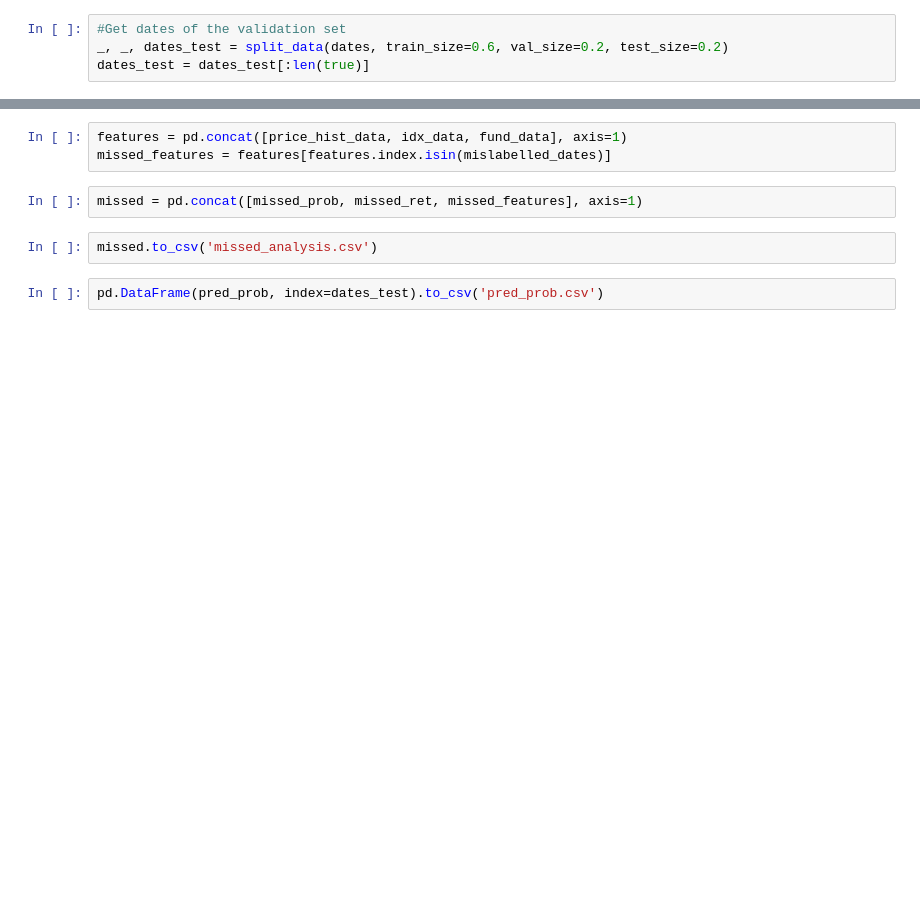
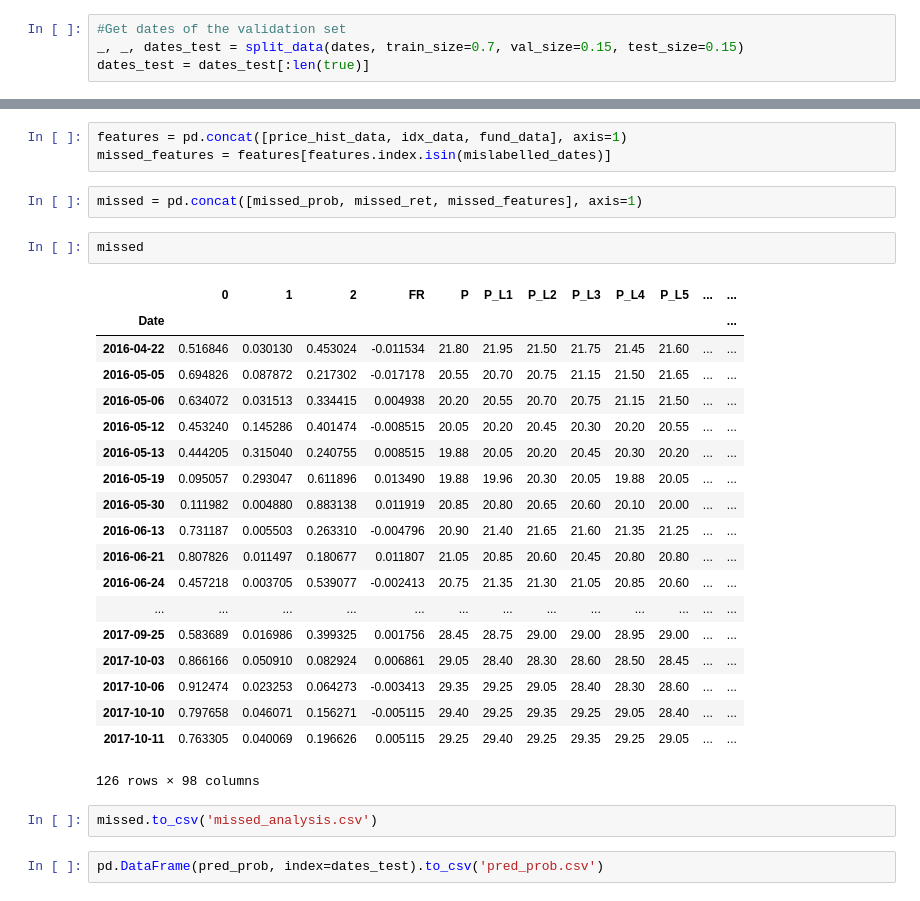
Before and after one commit to yychik/hsi-trad, a Jupyter notebook: Tracker Fund Classification.ipynb, the cells around one changed output, grey strips where cells are left out. Saved outputs shown, nothing was run; the diff lists cells and outputs as text; blank space fills up the shorter version.

```diff
--- a/Tracker Fund Classification.ipynb
+++ b/Tracker Fund Classification.ipynb
@@ -810,7 +856,7 @@ Precision: 0.62  Recall: 0.74
 ## Zooming in whats happening to the mis-labeled ones
 # %%
 #Get dates of the validation set
-_, _, dates_test = split_data(dates, train_size=0.6, val_size=0.2, test_size=0.2)
+_, _, dates_test = split_data(dates, train_size=0.7, val_size=0.15, test_size=0.15)
 dates_test = dates_test[:len(true)]
 # %%
 #Get the mislabelled dates
@@ -825,6 +871,28 @@ features = pd.concat([price_hist_data, idx_data, fund_data], axis=1)
 missed_features = features[features.index.isin(mislabelled_dates)]
 # %%
 missed = pd.concat([missed_prob, missed_ret, missed_features], axis=1)
+# %%
+missed
+# %% [output]
+|  | 0 | 1 | 2 | FR | P | P_L1 | P_L2 | P_L3 | P_L4 | P_L5 | ... | ... |
+| Date |  |  |  |  |  |  |  |  |  |  |  | ... |
+| 2016-04-22 | 0.516846 | 0.030130 | 0.453024 | -0.011534 | 21.80 | 21.95 | 21.50 | 21.75 | 21.45 | 21.60 | ... | ... |
+| 2016-05-05 | 0.694826 | 0.087872 | 0.217302 | -0.017178 | 20.55 | 20.70 | 20.75 | 21.15 | 21.50 | 21.65 | ... | ... |
+| 2016-05-06 | 0.634072 | 0.031513 | 0.334415 | 0.004938 | 20.20 | 20.55 | 20.70 | 20.75 | 21.15 | 21.50 | ... | ... |
+| 2016-05-12 | 0.453240 | 0.145286 | 0.401474 | -0.008515 | 20.05 | 20.20 | 20.45 | 20.30 | 20.20 | 20.55 | ... | ... |
+| 2016-05-13 | 0.444205 | 0.315040 | 0.240755 | 0.008515 | 19.88 | 20.05 | 20.20 | 20.45 | 20.30 | 20.20 | ... | ... |
+| 2016-05-19 | 0.095057 | 0.293047 | 0.611896 | 0.013490 | 19.88 | 19.96 | 20.30 | 20.05 | 19.88 | 20.05 | ... | ... |
+| 2016-05-30 | 0.111982 | 0.004880 | 0.883138 | 0.011919 | 20.85 | 20.80 | 20.65 | 20.60 | 20.10 | 20.00 | ... | ... |
+| 2016-06-13 | 0.731187 | 0.005503 | 0.263310 | -0.004796 | 20.90 | 21.40 | 21.65 | 21.60 | 21.35 | 21.25 | ... | ... |
+| 2016-06-21 | 0.807826 | 0.011497 | 0.180677 | 0.011807 | 21.05 | 20.85 | 20.60 | 20.45 | 20.80 | 20.80 | ... | ... |
+| 2016-06-24 | 0.457218 | 0.003705 | 0.539077 | -0.002413 | 20.75 | 21.35 | 21.30 | 21.05 | 20.85 | 20.60 | ... | ... |
+| ... | ... | ... | ... | ... | ... | ... | ... | ... | ... | ... | ... | ... |
+| 2017-09-25 | 0.583689 | 0.016986 | 0.399325 | 0.001756 | 28.45 | 28.75 | 29.00 | 29.00 | 28.95 | 29.00 | ... | ... |
+| 2017-10-03 | 0.866166 | 0.050910 | 0.082924 | 0.006861 | 29.05 | 28.40 | 28.30 | 28.60 | 28.50 | 28.45 | ... | ... |
+| 2017-10-06 | 0.912474 | 0.023253 | 0.064273 | -0.003413 | 29.35 | 29.25 | 29.05 | 28.40 | 28.30 | 28.60 | ... | ... |
+| 2017-10-10 | 0.797658 | 0.046071 | 0.156271 | -0.005115 | 29.40 | 29.25 | 29.35 | 29.25 | 29.05 | 28.40 | ... | ... |
+| 2017-10-11 | 0.763305 | 0.040069 | 0.196626 | 0.005115 | 29.25 | 29.40 | 29.25 | 29.35 | 29.25 | 29.05 | ... | ... |
+126 rows × 98 columns
 # %%
 missed.to_csv('missed_analysis.csv')
 # %%
```
Also changed, not shown: parts of 41 cells of this notebook, 3 other files.
